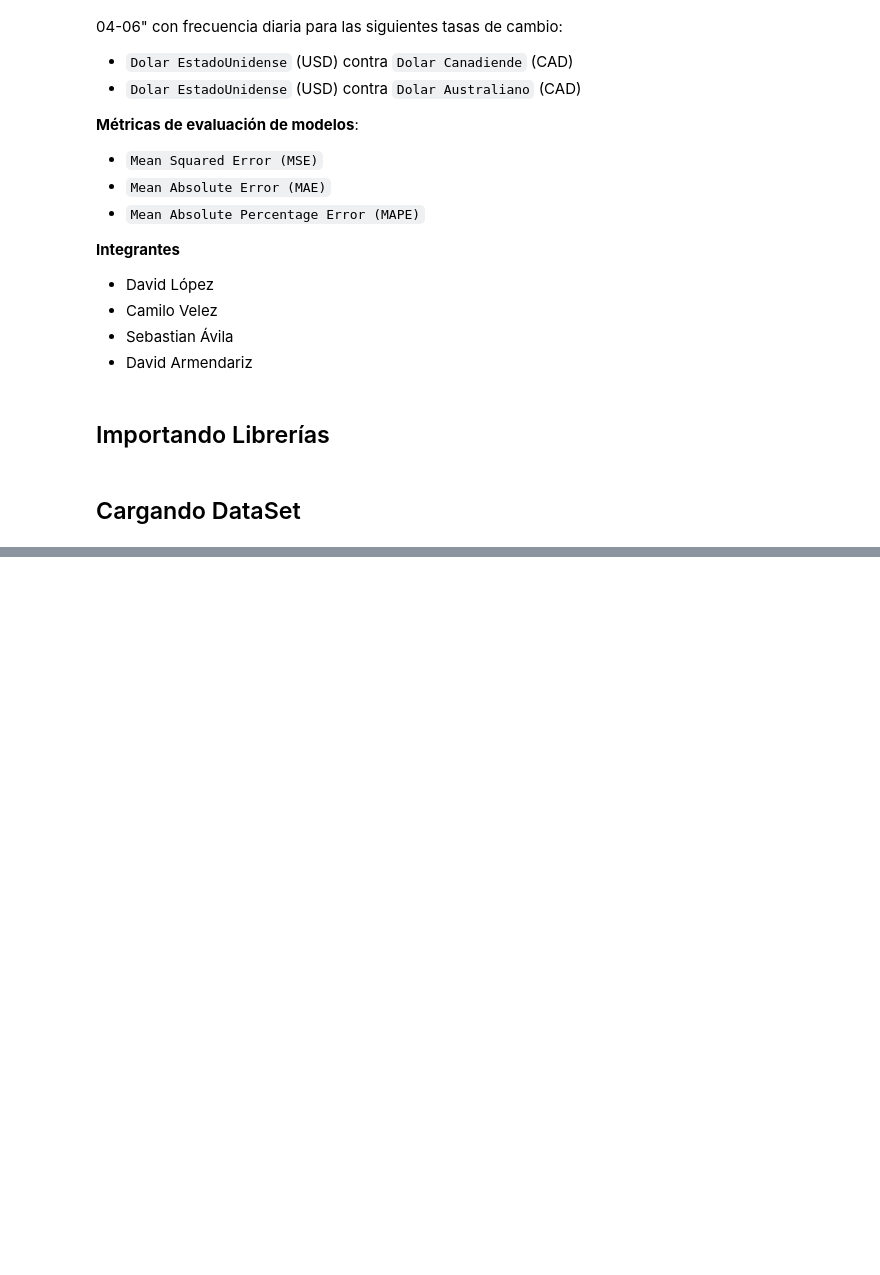
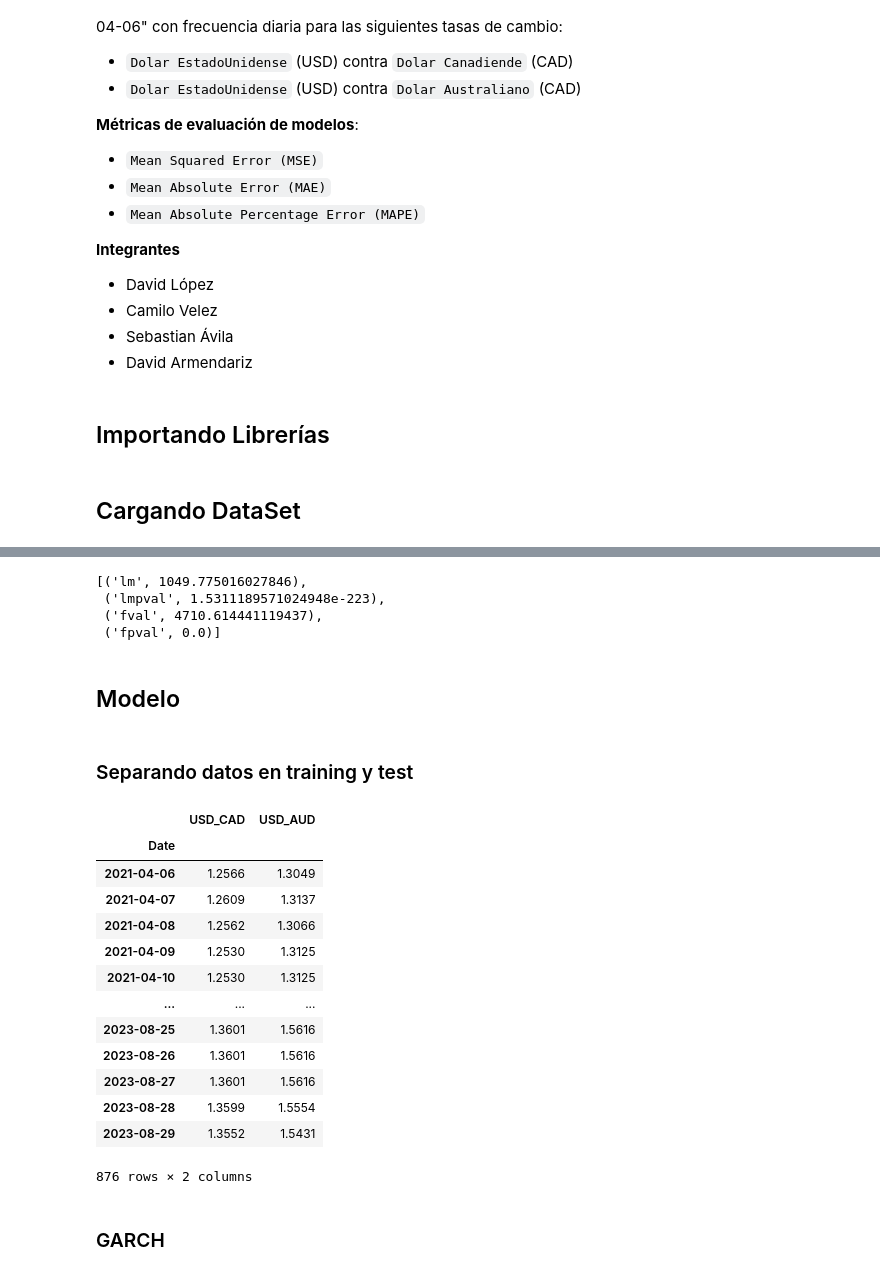
Before and after one commit to maestria-ds-eafit/estadistica-avanzada, a Jupyter notebook: taller_volatilidad/GARCH/GARCH_Models.ipynb, the cells around one changed output, grey strips where cells are left out. Drawn from its saved outputs; the diff is of its cells as text; code cells hidden in the pictures; blank space fills up the shorter version.

Commit message:
GARCH

```diff
--- a/taller_volatilidad/GARCH/GARCH_Models.ipynb
+++ b/taller_volatilidad/GARCH/GARCH_Models.ipynb
@@ -58,0 +122,46 @@ dtype: object
+# %%
+res = het_arch(results.resid, nlags=6)
+name = ["lm", "lmpval", "fval", "fpval"]
+lzip(name, res)
+# %% [output]
+[('lm', 1049.775016027846),
+ ('lmpval', 1.5311189571024948e-223),
+ ('fval', 4710.614441119437),
+ ('fpval', 0.0)]
+# %% [markdown]
+## Modelo
+# %%
+df.set_index("Date",inplace=True)
+# %% [markdown]
+### Separando datos en training y test
+# %%
+
+# Number of observations in the dataset
+n = len(df)
+
+# Specify the number of steps (days) for the training data
+# For example, if you want the first 80% of the data for training
+train_size = int(0.8 * n)
+
+# Splitting the data into train and test sets using slice notation
+train = df[:train_size]
+test = df[train_size:]
+# %%
+train
+# %% [output]
+|  | USD_CAD | USD_AUD |
+| Date |  |  |
+| 2021-04-06 | 1.2566 | 1.3049 |
+| 2021-04-07 | 1.2609 | 1.3137 |
+| 2021-04-08 | 1.2562 | 1.3066 |
+| 2021-04-09 | 1.2530 | 1.3125 |
+| 2021-04-10 | 1.2530 | 1.3125 |
+| ... | ... | ... |
+| 2023-08-25 | 1.3601 | 1.5616 |
+| 2023-08-26 | 1.3601 | 1.5616 |
+| 2023-08-27 | 1.3601 | 1.5616 |
+| 2023-08-28 | 1.3599 | 1.5554 |
+| 2023-08-29 | 1.3552 | 1.5431 |
+876 rows × 2 columns
+# %% [markdown]
+### GARCH
```
Also changed, not shown: parts of 20 cells of this notebook, 2 other files.
